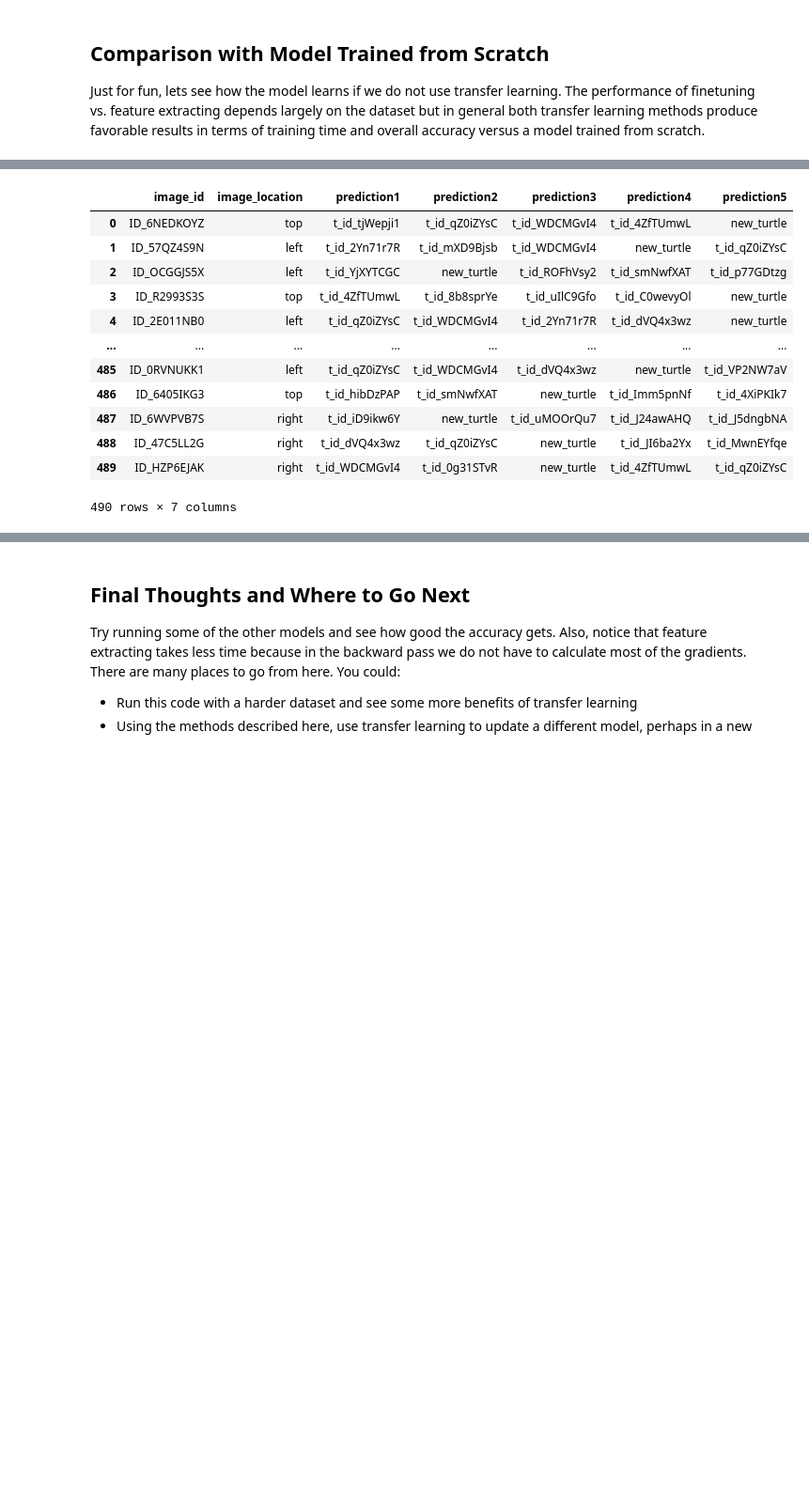
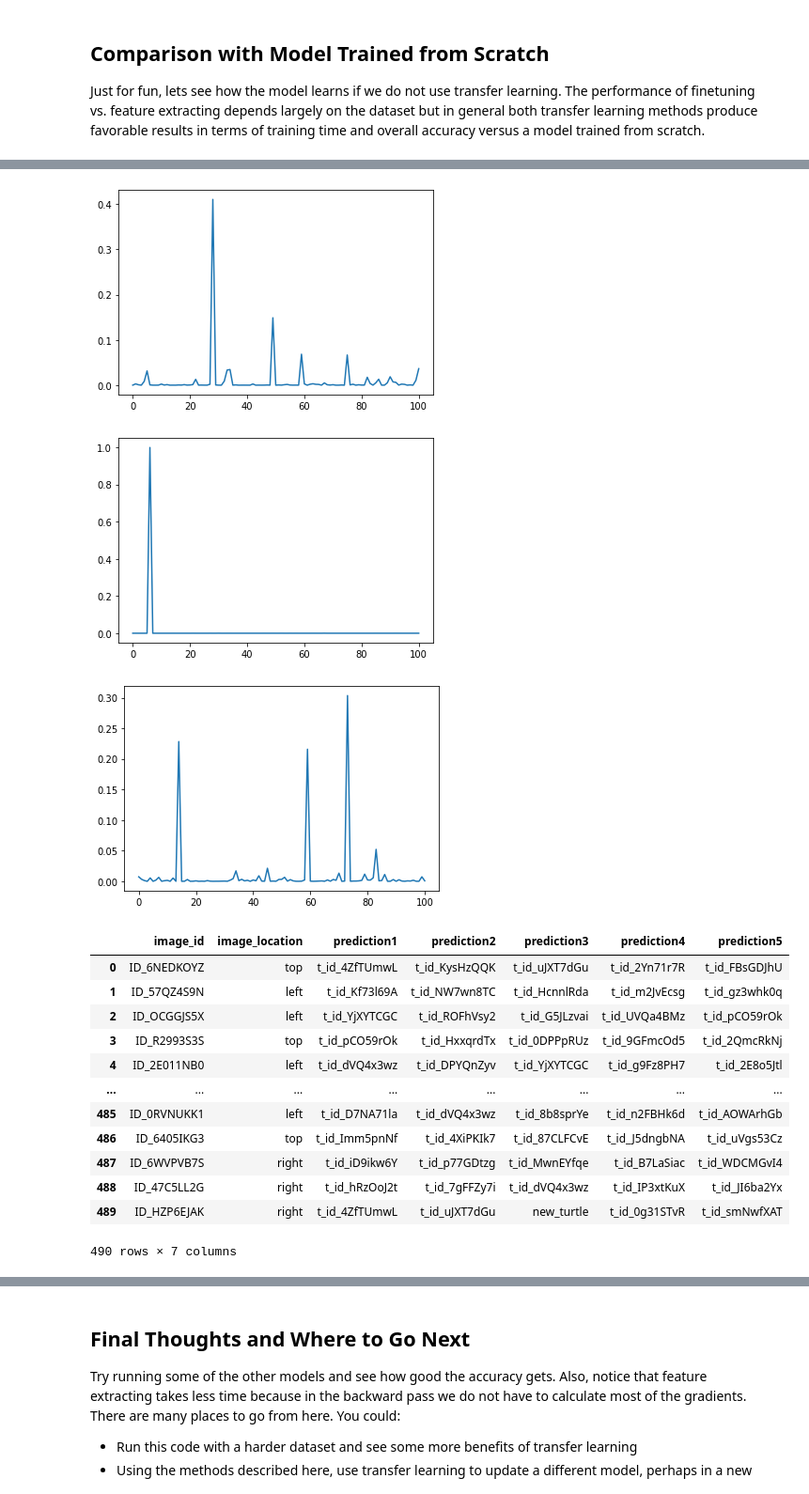
Before and after one commit to kostyayatsok/turtles, a Jupyter notebook: turtle_finetuning_torchvision_models_tutorial.ipynb, the cells around one changed output, grey strips where cells are left out. Shown at 94% size. Cells and saved outputs as stored; diff of their text form; code cells hidden in the pictures; blank space fills up the shorter version.

```diff
--- a/turtle_finetuning_torchvision_models_tutorial.ipynb
+++ b/turtle_finetuning_torchvision_models_tutorial.ipynb
@@ -572,7 +382,3 @@ train.shape, val.shape
-# %%
-idx2id = train["turtle_id"].unique()
-idx2id = np.append(idx2id, "new_turtle")
-id2idx = {v : i for i, v in enumerate(idx2id)}
 # %%
 from torchvision.io import read_image
 
@@ -583,8 +389,8 @@ class TurtleDataset(torch.utils.data.Dataset):
     def __len__(self):
         return self.df.shape[0]
     def __getitem__(self, idx):
-        img = read_image(f"{IMAGE_DIR}/{self.df.iloc[idx]['image_id']}.JPG")
-        img = (img - 127.5) / 128.
+        img = read_image(f"{IMAGE_DIR}/{self.df.iloc[idx]['image_id']}.JPG") / 255.
+        # img = (img - 127.5) / 128.
         # pad_h = max(img.size(1), img.size(2)) - img.size(1)
         # pad_w = max(img.size(1), img.size(2)) - img.size(2)
         # img = torch.nn.functional.pad(img, (0, pad_w, 0, pad_h, 0, 0))
@@ -622,13 +428,14 @@ data_transforms = {
         transforms.RandomResizedCrop(input_size, scale=(0.5, 1.)),
         transforms.RandomHorizontalFlip(),
         # transforms.ToTensor(),
-        # transforms.Normalize([0.485, 0.456, 0.406], [0.229, 0.224, 0.225])
+        transforms.Normalize([0.485, 0.456, 0.406], [0.229, 0.224, 0.225])
     ]),
     'val': transforms.Compose([
         transforms.Resize(input_size),
         transforms.CenterCrop(input_size),
+        # transforms.RandomResizedCrop(input_size, scale=(0.5, 1.)),
         # transforms.ToTensor(),
-        # transforms.Normalize([0.485, 0.456, 0.406], [0.229, 0.224, 0.225])
+        transforms.Normalize([0.485, 0.456, 0.406], [0.229, 0.224, 0.225])
     ]),
 }
 
@@ -714,7 +522,9 @@ separately.
 # %%
 # Setup the loss fxn
 criterion = nn.CrossEntropyLoss()
-
 # Train and evaluate
-model_ft, hist = train_model(model_ft, dataloaders_dict, criterion, optimizer_ft, scheduler_ft, num_epochs=num_epochs, is_inception=(model_name=="inseption"))
+model_ft, hist = train_model(
+    model_ft, dataloaders_dict, criterion, optimizer_ft, scheduler_ft,
+    num_epochs=num_epochs, is_inception=(model_name=="inseption")
+)
 # %% [output]
@@ -779,15 +591,21 @@ for i in range(5):
     test[f'prediction{i+1}'] = ""
 
 with torch.no_grad():
-    for i, row in tqdm(test.iterrows(), total=sample_submission.shape[0]):
-        img = read_image(f"{IMAGE_DIR}/{row['image_id']}.JPG") / 255.
-        img = data_transforms['val'](img)
-        img = img.to(device)
+    for i_row, row in tqdm(test.iterrows(), total=sample_submission.shape[0]):
+        img_raw = read_image(f"{IMAGE_DIR}/{row['image_id']}.JPG") / 255.
+        img_raw = img_raw.to(device)
+
+        total_out = torch.zeros((101))
+        img = data_transforms['val'](img_raw)
         out = model_ft(img.unsqueeze(0))[0]
         out = torch.softmax(out, axis=-1).cpu()
-        out = torch.cat((out, torch.tensor([0.05])), axis=-1)
-        val, idxs = torch.topk(out, 5)
-        # print(val)
+        total_out += out
+
+        if i_row % 49 == 0:
+            plt.plot(total_out)
+            plt.show()
+
+        val, idxs = torch.topk(total_out, 5)
         for i, idx in enumerate(idxs):
             row[f'prediction{i+1}'] = idx2id[idx]
 test
@@ -795,15 +620,18 @@ test
+[figure, added]
+[figure, added]
+[figure, added]
 |  | image_id | image_location | prediction1 | prediction2 | prediction3 | prediction4 | prediction5 |
-| 0 | ID_6NEDKOYZ | top | t_id_tjWepji1 | t_id_qZ0iZYsC | t_id_WDCMGvI4 | t_id_4ZfTUmwL | new_turtle |
-| 1 | ID_57QZ4S9N | left | t_id_2Yn71r7R | t_id_mXD9Bjsb | t_id_WDCMGvI4 | new_turtle | t_id_qZ0iZYsC |
-| 2 | ID_OCGGJS5X | left | t_id_YjXYTCGC | new_turtle | t_id_ROFhVsy2 | t_id_smNwfXAT | t_id_p77GDtzg |
-| 3 | ID_R2993S3S | top | t_id_4ZfTUmwL | t_id_8b8sprYe | t_id_uIlC9Gfo | t_id_C0wevyOl | new_turtle |
-| 4 | ID_2E011NB0 | left | t_id_qZ0iZYsC | t_id_WDCMGvI4 | t_id_2Yn71r7R | t_id_dVQ4x3wz | new_turtle |
+| 0 | ID_6NEDKOYZ | top | t_id_4ZfTUmwL | t_id_KysHzQQK | t_id_uJXT7dGu | t_id_2Yn71r7R | t_id_FBsGDJhU |
+| 1 | ID_57QZ4S9N | left | t_id_Kf73l69A | t_id_NW7wn8TC | t_id_HcnnlRda | t_id_m2JvEcsg | t_id_gz3whk0q |
+| 2 | ID_OCGGJS5X | left | t_id_YjXYTCGC | t_id_ROFhVsy2 | t_id_G5JLzvai | t_id_UVQa4BMz | t_id_pCO59rOk |
+| 3 | ID_R2993S3S | top | t_id_pCO59rOk | t_id_HxxqrdTx | t_id_0DPPpRUz | t_id_9GFmcOd5 | t_id_2QmcRkNj |
+| 4 | ID_2E011NB0 | left | t_id_dVQ4x3wz | t_id_DPYQnZyv | t_id_YjXYTCGC | t_id_g9Fz8PH7 | t_id_2E8o5Jtl |
 | ... | ... | ... | ... | ... | ... | ... | ... |
-| 485 | ID_0RVNUKK1 | left | t_id_qZ0iZYsC | t_id_WDCMGvI4 | t_id_dVQ4x3wz | new_turtle | t_id_VP2NW7aV |
-| 486 | ID_6405IKG3 | top | t_id_hibDzPAP | t_id_smNwfXAT | new_turtle | t_id_Imm5pnNf | t_id_4XiPKIk7 |
-| 487 | ID_6WVPVB7S | right | t_id_iD9ikw6Y | new_turtle | t_id_uMOOrQu7 | t_id_J24awAHQ | t_id_J5dngbNA |
-| 488 | ID_47C5LL2G | right | t_id_dVQ4x3wz | t_id_qZ0iZYsC | new_turtle | t_id_JI6ba2Yx | t_id_MwnEYfqe |
-| 489 | ID_HZP6EJAK | right | t_id_WDCMGvI4 | t_id_0g31STvR | new_turtle | t_id_4ZfTUmwL | t_id_qZ0iZYsC |
+| 485 | ID_0RVNUKK1 | left | t_id_D7NA71la | t_id_dVQ4x3wz | t_id_8b8sprYe | t_id_n2FBHk6d | t_id_AOWArhGb |
+| 486 | ID_6405IKG3 | top | t_id_Imm5pnNf | t_id_4XiPKIk7 | t_id_87CLFCvE | t_id_J5dngbNA | t_id_uVgs53Cz |
+| 487 | ID_6WVPVB7S | right | t_id_iD9ikw6Y | t_id_p77GDtzg | t_id_MwnEYfqe | t_id_B7LaSiac | t_id_WDCMGvI4 |
+| 488 | ID_47C5LL2G | right | t_id_hRzOoJ2t | t_id_7gFFZy7i | t_id_dVQ4x3wz | t_id_IP3xtKuX | t_id_JI6ba2Yx |
+| 489 | ID_HZP6EJAK | right | t_id_4ZfTUmwL | t_id_uJXT7dGu | new_turtle | t_id_0g31STvR | t_id_smNwfXAT |
 490 rows × 7 columns
 # %%
 from google.colab import files
```
Also changed, not shown: parts of 23 cells of this notebook.
